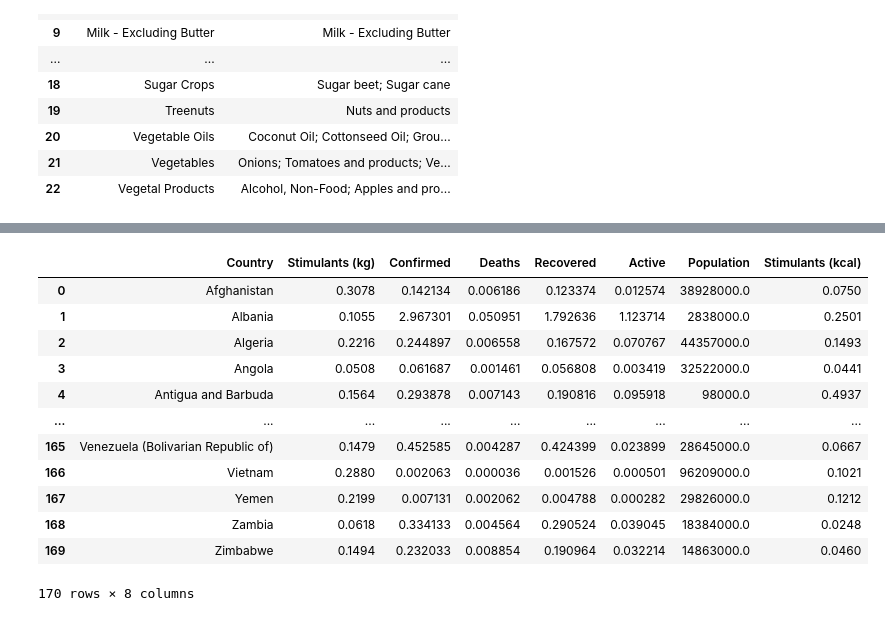
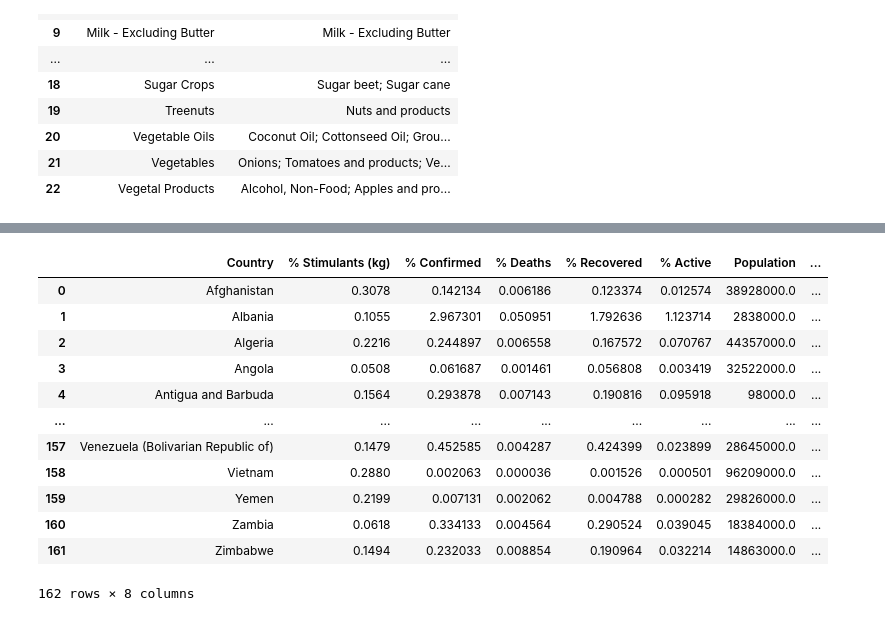
Before and after one commit to data301-2021-summer2/project-group28-project, a Jupyter notebook: analysis/YuenYee/Milestone2.ipynb, the cells around one changed output, grey strips where cells are left out. Cells and saved outputs as stored; diff of their text form; code cells hidden in the pictures.

```diff
--- a/analysis/YuenYee/Milestone2.ipynb
+++ b/analysis/YuenYee/Milestone2.ipynb
@@ -79,7 +93,6 @@ foodsupplykg_cleaned
 | 169 | Zimbabwe | 0.1494 | 0.232033 | 0.008854 | 0.190964 | 0.032214 | 14863000.0 |
 170 rows × 7 columns
 # %%
-foodsupplykcal_cleaned = foodsupplykcal[['Country','Stimulants','Confirmed','Deaths','Recovered','Active','Population']].rename(columns = {'Stimulants' : 'Stimulants (kcal)'})
-fskcal_cleaned = foodsupplykcal_cleaned[['Stimulants (kcal)']]
-fskcal_cleaned
+foodsupplykcal_cleaned = foodsupplykcal[['Country','Stimulants','Confirmed','Deaths','Recovered','Active','Population']].rename(columns = {'Stimulants':'% Stimulants (kcal)','Confirmed':'% Confirmed','Deaths':'% Deaths','Recovered':'% Recovered','Active':'% Active'})
+foodsupplykcal_cleaned
 # %% [output]
@@ -119,0 +163,4 @@ dtype: int64
+# %%
+foodsupplykg_cleaned = foodsupplykg_cleaned.dropna().reset_index()
+foodsupplykcal_cleaned = foodsupplykcal_cleaned.dropna().reset_index()
+foodsupplykcal_cleaned
@@ -119,0 +181,3 @@ dtype: int64
+# %%
+foodsupplykg_cleaned = foodsupplykg_cleaned.drop(['index'], axis=1)
+foodsupplykcal_cleaned = foodsupplykcal_cleaned.drop(['index'], axis=1)
@@ -119,0 +202,3 @@ dtype: int64
+# %%
+stim = pd.DataFrame(foodsupplykcal_cleaned['% Stimulants (kcal)'])
+stim
@@ -120,19 +219,17 @@ dtype: int64
 # %%
-# Double check interpretations of units. Is it meant to be converted to a percentage or is it already a percentage (a low one)
-foodsupply = pd.concat([foodsupplykg_cleaned, fskcal_cleaned], axis = 1)
-foodsupply_x100 = foodsupply.iloc[:,[1,2,3,4,5,7]].multiply(100)
+foodsupply = pd.concat([foodsupplykg_cleaned, stim], axis=1)
 foodsupply
 # %% [output]
-|  | Country | Stimulants (kg) | Confirmed | Deaths | Recovered | Active | Population | Stimulants (kcal) |
-| 0 | Afghanistan | 0.3078 | 0.142134 | 0.006186 | 0.123374 | 0.012574 | 38928000.0 | 0.0750 |
-| 1 | Albania | 0.1055 | 2.967301 | 0.050951 | 1.792636 | 1.123714 | 2838000.0 | 0.2501 |
-| 2 | Algeria | 0.2216 | 0.244897 | 0.006558 | 0.167572 | 0.070767 | 44357000.0 | 0.1493 |
-| 3 | Angola | 0.0508 | 0.061687 | 0.001461 | 0.056808 | 0.003419 | 32522000.0 | 0.0441 |
-| 4 | Antigua and Barbuda | 0.1564 | 0.293878 | 0.007143 | 0.190816 | 0.095918 | 98000.0 | 0.4937 |
+|  | Country | % Stimulants (kg) | % Confirmed | % Deaths | % Recovered | % Active | Population | ... |
+| 0 | Afghanistan | 0.3078 | 0.142134 | 0.006186 | 0.123374 | 0.012574 | 38928000.0 | ... |
+| 1 | Albania | 0.1055 | 2.967301 | 0.050951 | 1.792636 | 1.123714 | 2838000.0 | ... |
+| 2 | Algeria | 0.2216 | 0.244897 | 0.006558 | 0.167572 | 0.070767 | 44357000.0 | ... |
+| 3 | Angola | 0.0508 | 0.061687 | 0.001461 | 0.056808 | 0.003419 | 32522000.0 | ... |
+| 4 | Antigua and Barbuda | 0.1564 | 0.293878 | 0.007143 | 0.190816 | 0.095918 | 98000.0 | ... |
 | ... | ... | ... | ... | ... | ... | ... | ... | ... |
-| 165 | Venezuela (Bolivarian Republic of) | 0.1479 | 0.452585 | 0.004287 | 0.424399 | 0.023899 | 28645000.0 | 0.0667 |
-| 166 | Vietnam | 0.2880 | 0.002063 | 0.000036 | 0.001526 | 0.000501 | 96209000.0 | 0.1021 |
-| 167 | Yemen | 0.2199 | 0.007131 | 0.002062 | 0.004788 | 0.000282 | 29826000.0 | 0.1212 |
-| 168 | Zambia | 0.0618 | 0.334133 | 0.004564 | 0.290524 | 0.039045 | 18384000.0 | 0.0248 |
-| 169 | Zimbabwe | 0.1494 | 0.232033 | 0.008854 | 0.190964 | 0.032214 | 14863000.0 | 0.0460 |
+| 157 | Venezuela (Bolivarian Republic of) | 0.1479 | 0.452585 | 0.004287 | 0.424399 | 0.023899 | 28645000.0 | ... |
+| 158 | Vietnam | 0.2880 | 0.002063 | 0.000036 | 0.001526 | 0.000501 | 96209000.0 | ... |
+| 159 | Yemen | 0.2199 | 0.007131 | 0.002062 | 0.004788 | 0.000282 | 29826000.0 | ... |
+| 160 | Zambia | 0.0618 | 0.334133 | 0.004564 | 0.290524 | 0.039045 | 18384000.0 | ... |
+| 161 | Zimbabwe | 0.1494 | 0.232033 | 0.008854 | 0.190964 | 0.032214 | 14863000.0 | ... |
-170 rows × 8 columns
+162 rows × 8 columns
```
Also changed, not shown: parts of 24 cells of this notebook.
